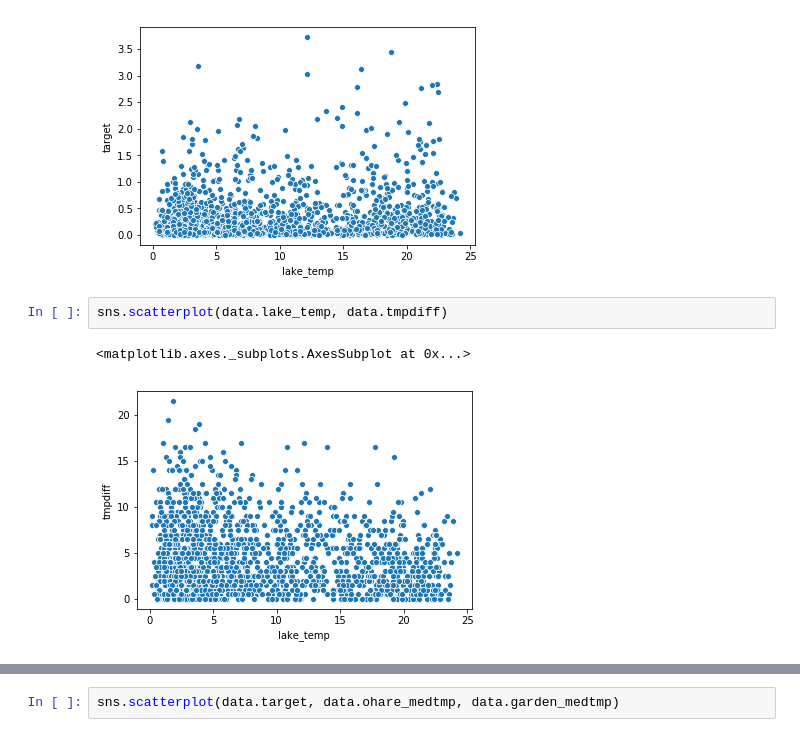
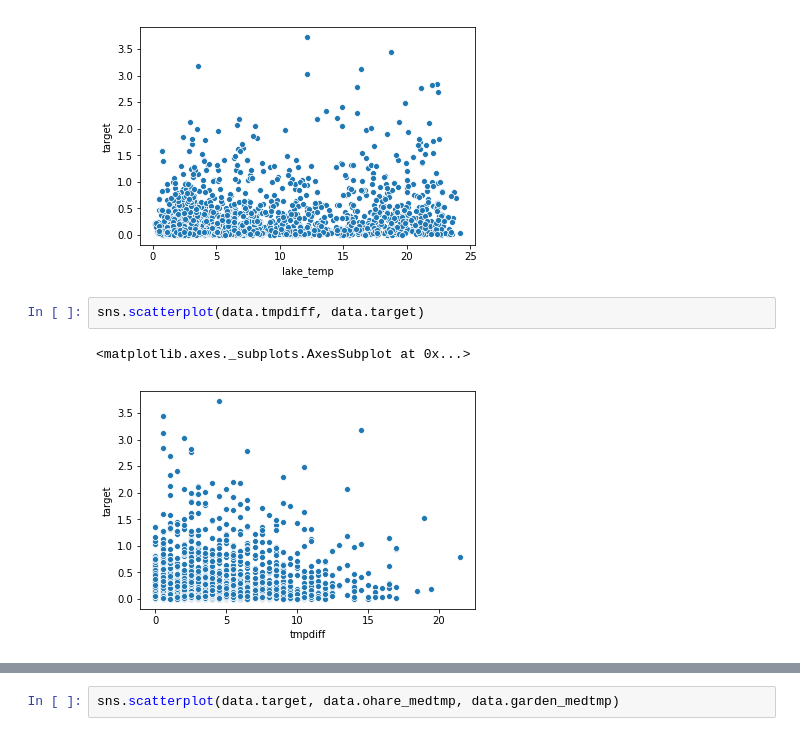
Before and after one commit to BlakeWallace/Lake_Michigan_Influences, a Jupyter notebook: EDA_and_analysis.ipynb, the cells around one changed output, grey strips where cells are left out. Drawn from its saved outputs; the diff is of its cells as text.

```diff
--- a/EDA_and_analysis.ipynb
+++ b/EDA_and_analysis.ipynb
@@ -734,7 +829,7 @@ sns.scatterplot(data.lake_temp, data.target)
 <matplotlib.axes._subplots.AxesSubplot at 0x...>
 [figure]
 # %%
-sns.scatterplot(data.lake_temp, data.tmpdiff)
+sns.scatterplot(data.tmpdiff, data.target)
 # %% [output]
 <matplotlib.axes._subplots.AxesSubplot at 0x...>
-[figure, old version]
+[figure, new version]
```
Also changed, not shown: parts of 37 cells of this notebook, 10 other files.
